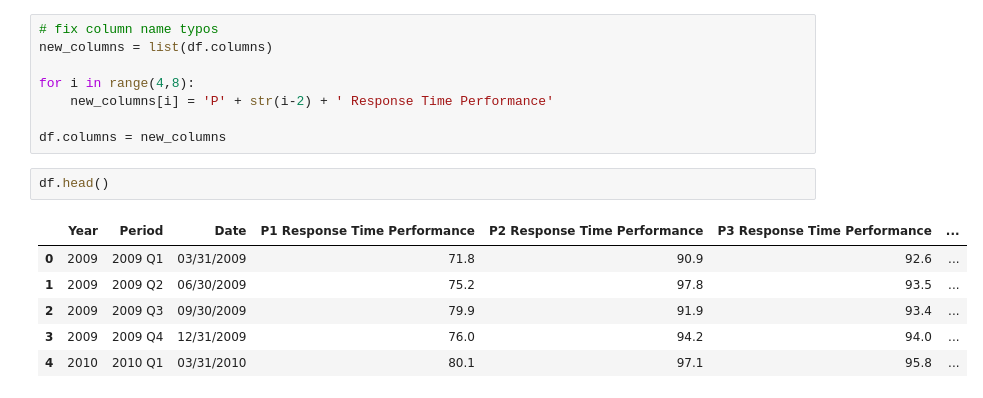
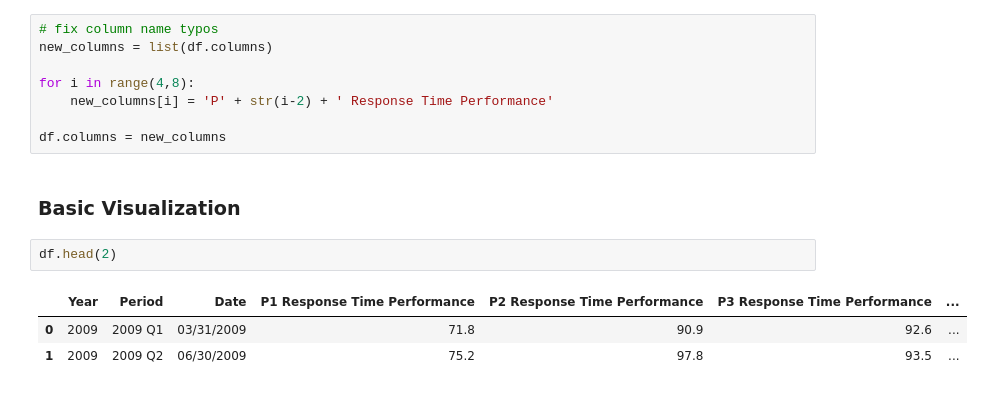
Before and after one commit to PeterFriedrich/eps-analysis, a Jupyter notebook: response-time-analysis.ipynb, the cells around one changed output. Saved outputs shown, nothing was run; the diff lists cells and outputs as text.

```diff
--- a/response-time-analysis.ipynb
+++ b/response-time-analysis.ipynb
@@ -28,12 +28,11 @@ for i in range(4,8):
     new_columns[i] = 'P' + str(i-2) + ' Response Time Performance'
 
 df.columns = new_columns
+# %% [markdown]
+### Basic Visualization
 # %%
-df.head()
+df.head(2)
 # %% [output]
 |  | Year | Period | Date | P1 Response Time Performance | P2 Response Time Performance | P3 Response Time Performance | ... |
 | 0 | 2009 | 2009 Q1 | 03/31/2009 | 71.8 | 90.9 | 92.6 | ... |
 | 1 | 2009 | 2009 Q2 | 06/30/2009 | 75.2 | 97.8 | 93.5 | ... |
-| 2 | 2009 | 2009 Q3 | 09/30/2009 | 79.9 | 91.9 | 93.4 | ... |
-| 3 | 2009 | 2009 Q4 | 12/31/2009 | 76.0 | 94.2 | 94.0 | ... |
-| 4 | 2010 | 2010 Q1 | 03/31/2010 | 80.1 | 97.1 | 95.8 | ... |
```
Also changed, not shown: parts of 15 cells of this notebook.
